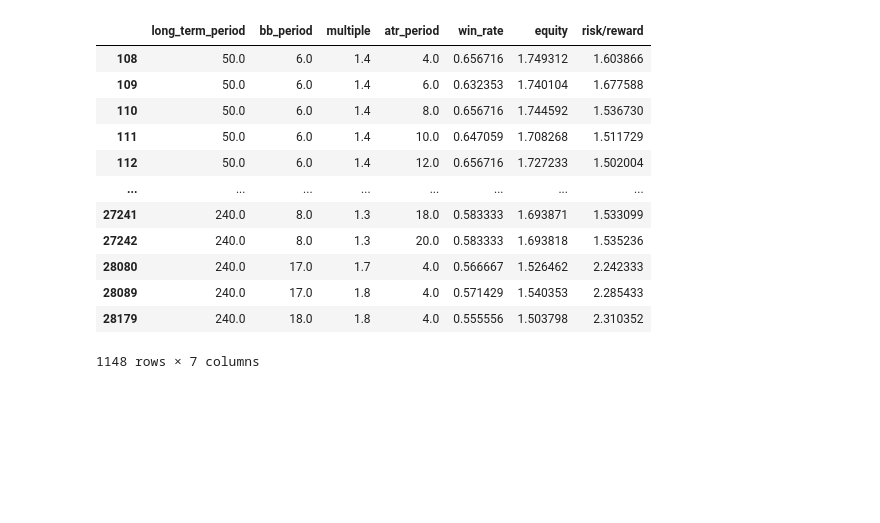
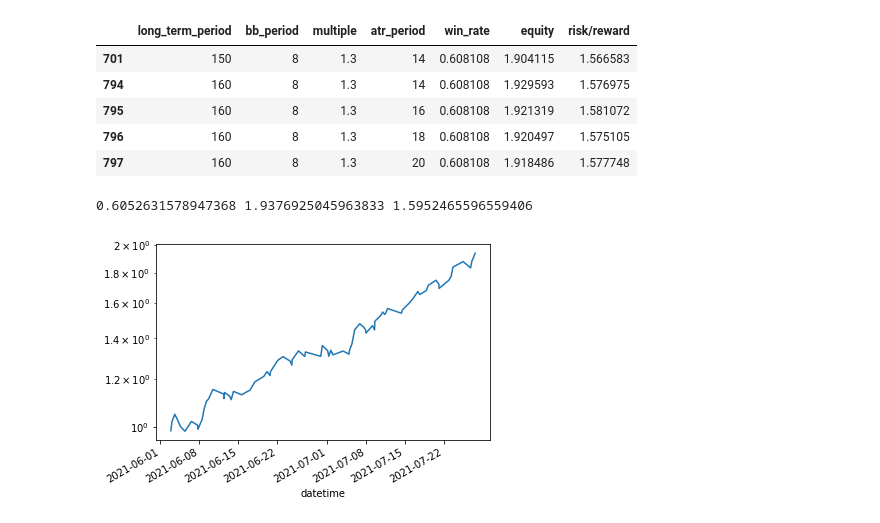
Before and after one commit to RDEvans31/saturn, a Jupyter notebook: Scalping tests.ipynb, the cells around one changed output. Drawn from its saved outputs; the diff is of its cells as text; code cells hidden in the pictures; blank space fills up the shorter version.

Commit message:
Mean reversion algo ready for trial

```diff
--- a/Scalping tests.ipynb
+++ b/Scalping tests.ipynb
@@ -243,41 +247,26 @@ ax=results.loc[results['datetime']>min_timestamp].plot(x='datetime', y='equity',
+# %%
+results_df=results_df.loc[results_df['equity']>1.9]
+results_df=results_df.loc[results_df['win_rate']>0.6]
+results_df=results_df.loc[results_df['risk/reward']>1.55]
+results_df
+# %% [output]
+|  | long_term_period | bb_period | multiple | atr_period | win_rate | equity | risk/reward |
+| 701 | 150 | 8 | 1.3 | 14 | 0.608108 | 1.904115 | 1.566583 |
+| 794 | 160 | 8 | 1.3 | 14 | 0.608108 | 1.929593 | 1.576975 |
+| 795 | 160 | 8 | 1.3 | 16 | 0.608108 | 1.921319 | 1.581072 |
+| 796 | 160 | 8 | 1.3 | 18 | 0.608108 | 1.920497 | 1.575105 |
+| 797 | 160 | 8 | 1.3 | 20 | 0.608108 | 1.918486 | 1.577748 |
 # %%
 recent_hourly=price.get_price_data('1h',symbol='ETH/USD')
-optimisation_results=[]
-for long_term_period in range(50,250,10):
-    for bb_period in range(5,21):
-        for multiple in np.arange(1,2,0.1):
-            for atr_period in range(4,22,2):
-                results, equity=backtest_bollinger_bands(recent_hourly,long_term_period,bb_period,multiple,atr_period)
-                if results.empty:
-                    continue
-                risk_reward=(results['p
-
-
-                rofit'].divide(results['risk']))
-                risk_reward[risk_reward==0]=np.nan
-                try:
-                    mean_risk_reward=np.nanmean(risk_reward)
-                except AttributeError:
-                    continue
-                win_rate=np.sum(results['outcome'])/len(results)
-                optimisation_results.append([long_term_period,bb_period,multiple,atr_period,win_rate, equity,mean_risk_reward])
+long_term_period=160
+bb_period=8
+multiple=1.3
+atr_period=16
+historical_test_result, final_equity = backtest_bollinger_bands(recent_hourly,long_term_period,bb_period,multiple,atr_period)
+risk_reward=(historical_test_result['profit'].divide(historical_test_result['risk']))
+risk_reward[risk_reward==0]=np.nan
+mean_risk_reward=np.nanmean(risk_reward)
+win_rate=np.sum(historical_test_result['outcome'])/len(historical_test_result)
+print(win_rate, final_equity, mean_risk_reward)
+# %% [output]
+0.6052631578947368 1.9376925045963833 1.5952465596559406
-# %%
-results_df=pd.DataFrame(np.array(optimisation_results),columns=['long_term_period','bb_period','multiple','atr_period','win_rate','equity','risk/reward'])
-results_df=results_df[results_df['win_rate']>0.55]
-results_df=results_df[results_df['equity']>1.5]
-results_df=results_df[results_df['risk/reward']>1.5]
-results_df
-# %% [output]
-|  | long_term_period | bb_period | multiple | atr_period | win_rate | equity | risk/reward |
-| 108 | 50.0 | 6.0 | 1.4 | 4.0 | 0.656716 | 1.749312 | 1.603866 |
-| 109 | 50.0 | 6.0 | 1.4 | 6.0 | 0.632353 | 1.740104 | 1.677588 |
-| 110 | 50.0 | 6.0 | 1.4 | 8.0 | 0.656716 | 1.744592 | 1.536730 |
-| 111 | 50.0 | 6.0 | 1.4 | 10.0 | 0.647059 | 1.708268 | 1.511729 |
-| 112 | 50.0 | 6.0 | 1.4 | 12.0 | 0.656716 | 1.727233 | 1.502004 |
-| ... | ... | ... | ... | ... | ... | ... | ... |
-| 27241 | 240.0 | 8.0 | 1.3 | 18.0 | 0.583333 | 1.693871 | 1.533099 |
-| 27242 | 240.0 | 8.0 | 1.3 | 20.0 | 0.583333 | 1.693818 | 1.535236 |
-| 28080 | 240.0 | 17.0 | 1.7 | 4.0 | 0.566667 | 1.526462 | 2.242333 |
-| 28089 | 240.0 | 17.0 | 1.8 | 4.0 | 0.571429 | 1.540353 | 2.285433 |
-| 28179 | 240.0 | 18.0 | 1.8 | 4.0 | 0.555556 | 1.503798 | 2.310352 |
-1148 rows × 7 columns
@@ -285,0 +273,4 @@ results_df.to_csv('data/result_mean_reversion.csv')
+# %%
+ax=historical_test_result.plot(x='datetime', y='equity', logy=True, legend=False)
+# %% [output]
+[figure, added]
```
Also changed, not shown: parts of 8 cells of this notebook, 2 other files.
